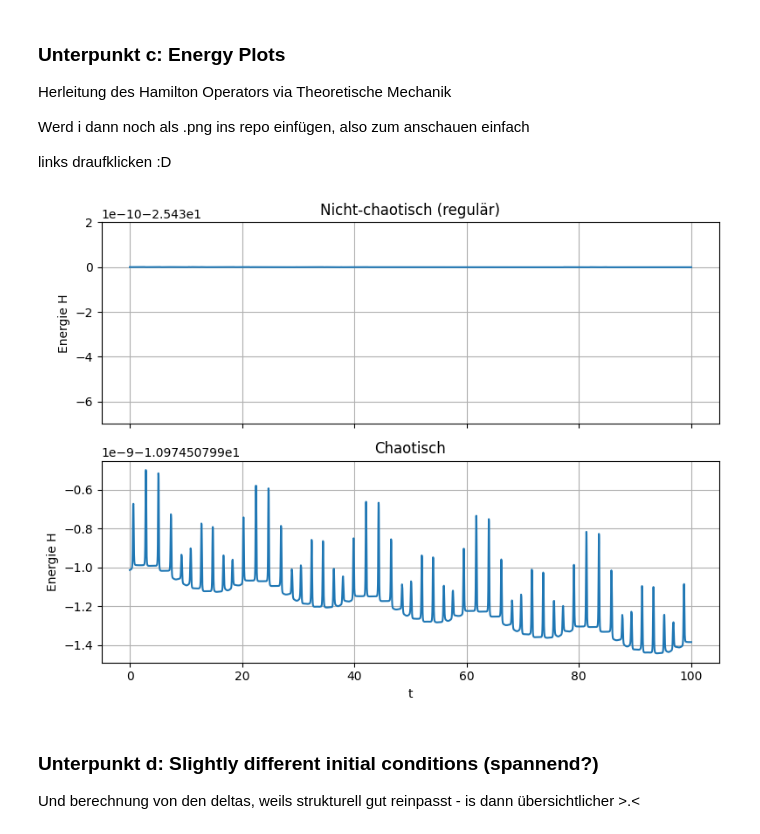
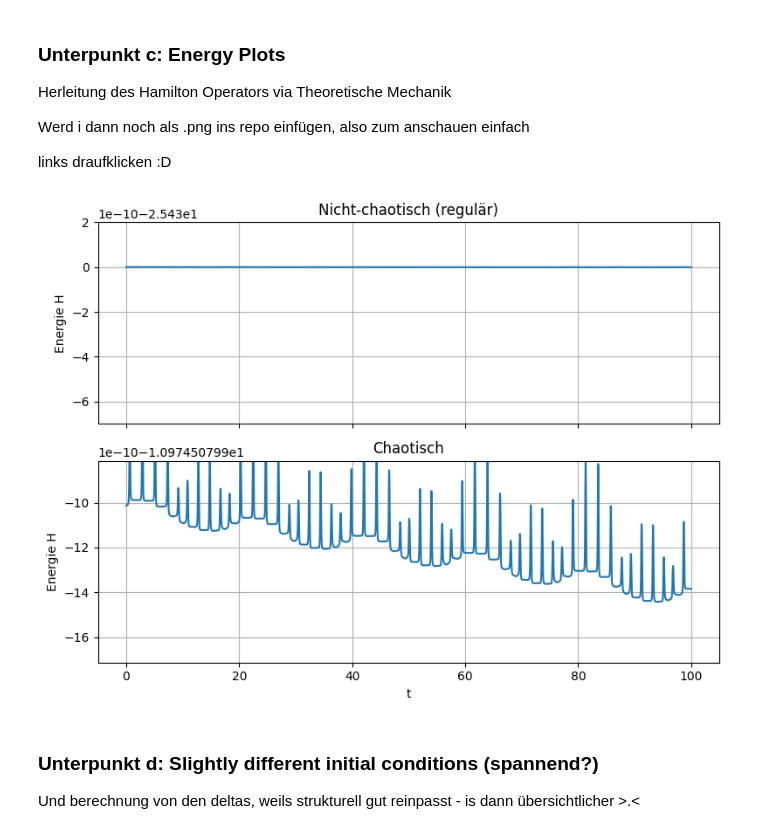
Before and after one commit to OverAmpJinx/CompPhyWS25, a Jupyter notebook: Assignment3/a32doublependulum.ipynb, the cells around one changed output. Drawn from its saved outputs; the diff is of its cells as text; code cells hidden in the pictures.

```diff
--- a/Assignment3/a32doublependulum.ipynb
+++ b/Assignment3/a32doublependulum.ipynb
@@ -154,34 +154,37 @@ def H(Y, w_sq=9.81, m=1.0, l=1.0):
     th1 = Y[:,0]; th2 = Y[:,1]
     p1t = Y[:,2]; p2t = Y[:,3]   # p-tilde
     d = th1 - th2
 
     T = 0.5 * (m*l**2) * ( (p1t**2 + 2*p2t**2 - 2*p1t*p2t*np.cos(d)) / (1.0 + np.sin(d)**2) )
     V = (m*l**2*w_sq) * (- 2*np.cos(th1) - np.cos(th2))  #w_sq=g/l
     return T + V
 
+y0_nc =[0.0, 0.0, 4.0, 2.0]
+y0_yc= [1.0, -1.0, 0.0, 3.0]
 Y_nc2 = rk_explicit(F_duop, y0_nc, t, 5e-4, A_rk4, b_rk4, c_rk4) # neues e, weil sonst zu ungenau, drift beim regülaren system brutal xD
 Y_yc2 = rk_explicit(F_duop, y0_yc, t, 5e-4 , A_rk4, b_rk4, c_rk4)
 
 H1 = H(Y_yc2, w_sq=w_sq, m=1.0, l=1.0)
 H2 = H(Y_nc2, w_sq=w_sq, m=1.0, l=1.0)
 
 fig, ax = plt.subplots(2, 1, sharex=True, figsize=(8, 6))
 ax[0].plot(t, H2)
 ax[0].set_ylim(H2[0] - 7e-10, H2[0] + 2e-10)
 ax[0].set_ylabel("Energie H")
 ax[0].set_title("Nicht-chaotisch (regulär)")
 ax[0].grid(True)
 
 ax[1].plot(t, H1)
+ax[1].set_ylim(H1[0] - 7e-10, H1[0] + 2e-10)
 ax[1].set_xlabel("t")
 ax[1].set_ylabel("Energie H")
 ax[1].set_title("Chaotisch")
 ax[1].grid(True)
 
 plt.tight_layout()
 plt.show()
 # %% [output]
-[figure, old version]
+[figure, new version]
 # %% [markdown]
 ### Unterpunkt d: Slightly different initial conditions (spannend?)
 
```
Also changed, not shown: parts of 2 cells of this notebook.
